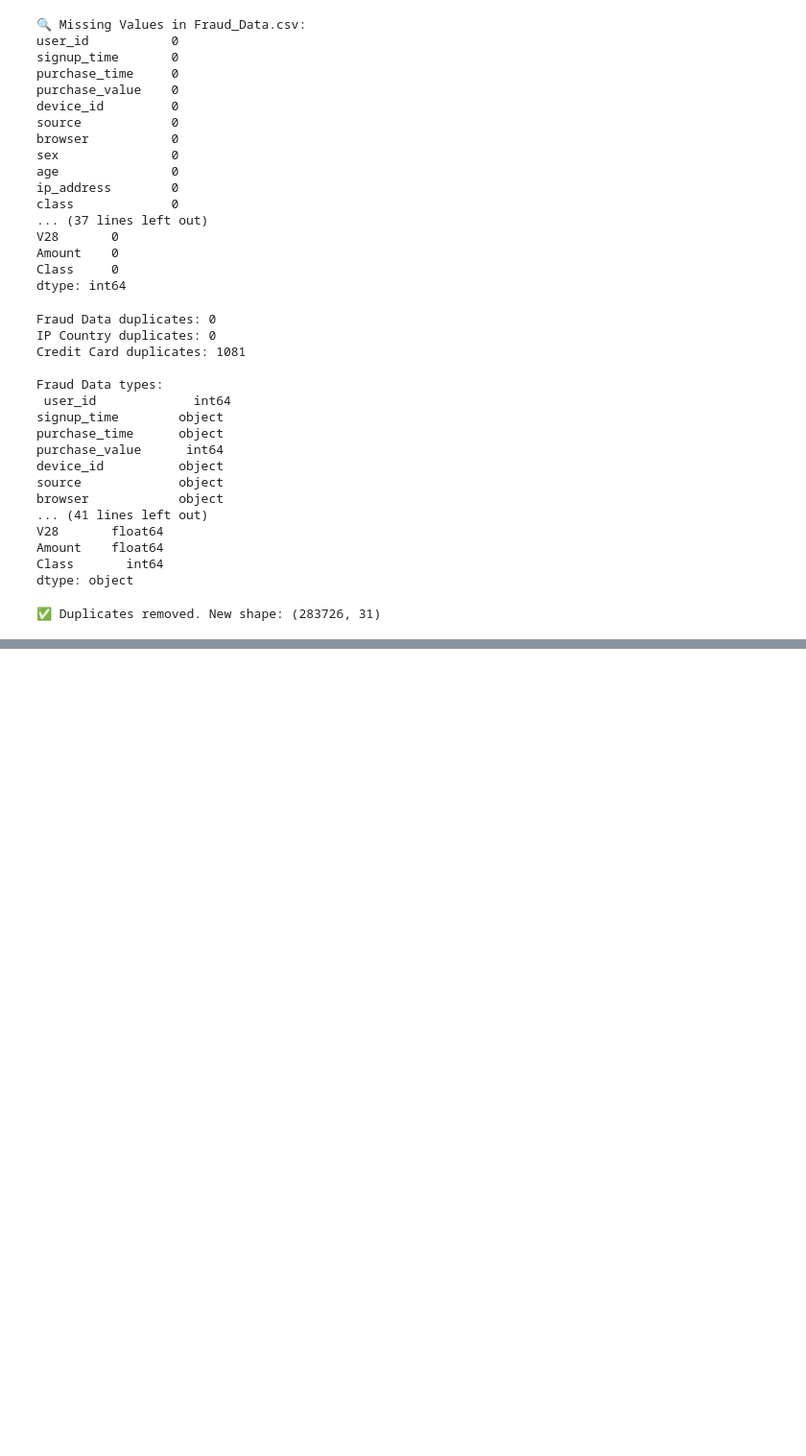
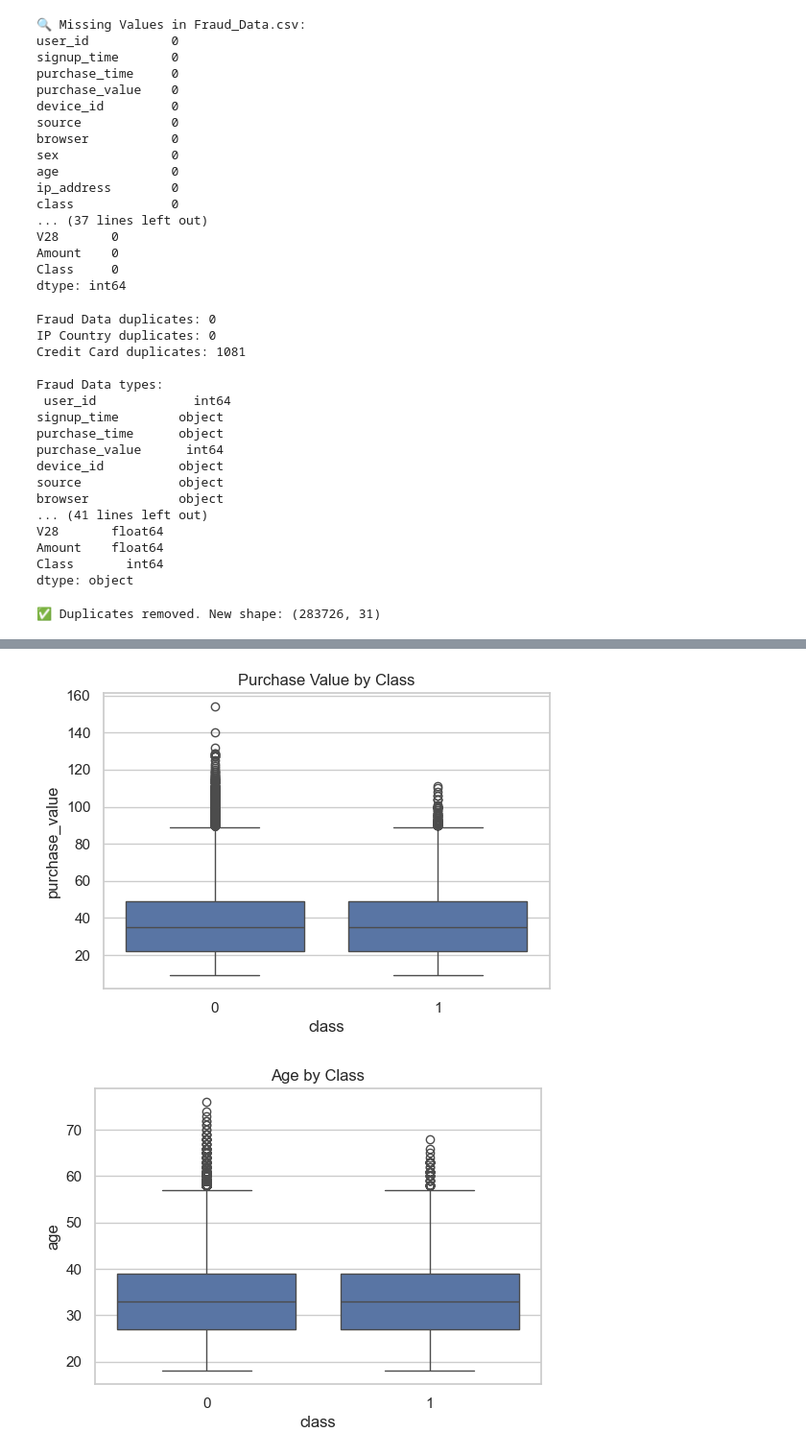
Before and after one commit to Bisrath1/fraud-detection-10academy, a Jupyter notebook: notebooks/1.0-eda.ipynb, the cells around one changed output, grey strips where cells are left out. Shown: that part at 96% size. Saved outputs shown, nothing was run; the diff lists cells and outputs as text; code cells hidden in the pictures; blank space fills up the shorter version.

```diff
--- a/notebooks/1.0-eda.ipynb
+++ b/notebooks/1.0-eda.ipynb
@@ -81,0 +150,15 @@ ip_country['lower_bound_ip_address'] = ip_country['lower_bound_ip_address'].asty
+# %%
+# 1. Purchase value vs class
+plt.figure(figsize=(6,4))
+sns.boxplot(data=fraud_data, x='class', y='purchase_value')
+plt.title('Purchase Value by Class')
+plt.show()
+
+# 2. Age vs class
+plt.figure(figsize=(6,4))
+sns.boxplot(data=fraud_data, x='class', y='age')
+plt.title('Age by Class')
+plt.show()
+# %% [output]
+[figure, added]
+[figure, added]
```
Also changed, not shown: parts of 7 cells of this notebook.
